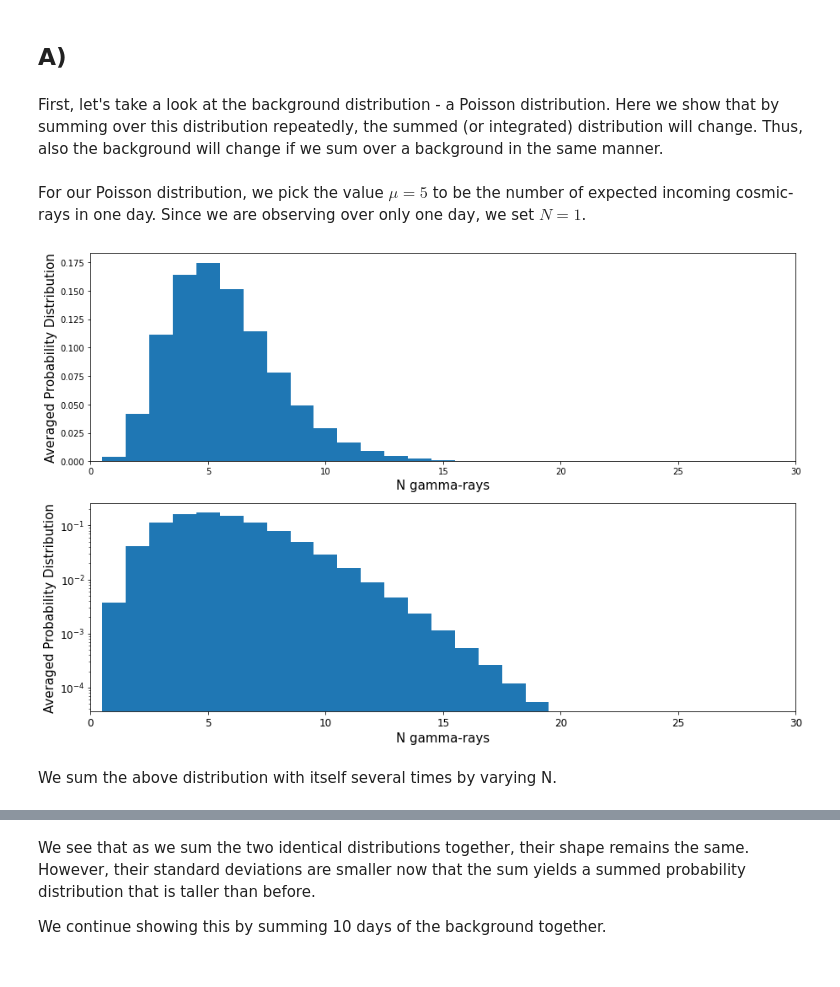
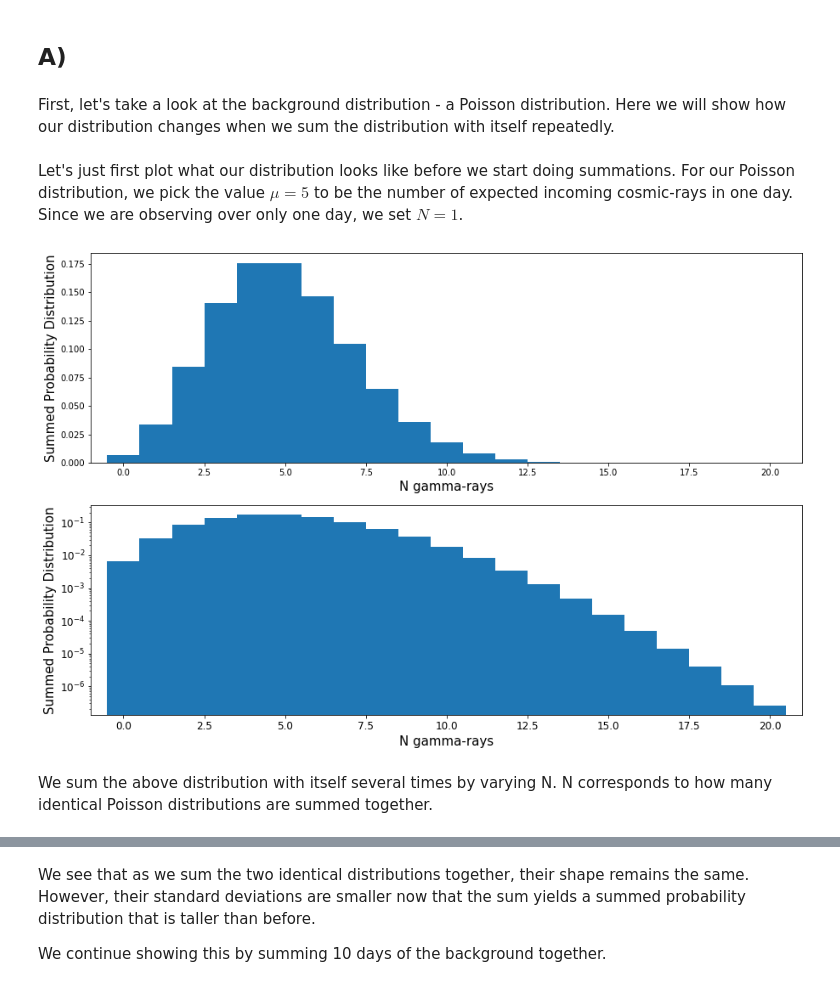
Before and after one commit to SOLHAUG13/Phys434_Autumn2021, a Jupyter notebook: Lab2/Lab2.ipynb, the cells around one changed output, grey strips where cells are left out. Drawn from its saved outputs; the diff is of its cells as text; code cells hidden in the pictures.

```diff
--- a/Lab2/Lab2.ipynb
+++ b/Lab2/Lab2.ipynb
@@ -30,43 +30,36 @@ In this problem, we will imagine that we are observing gamma-ray sources with a
 # %% [markdown]
 ## A)
 # %% [markdown]
-First, let's take a look at the background distribution - a Poisson distribution. Here we show that by summing over this distribution repeatedly, the summed (or integrated) distribution will change. Thus, also the background will change if we sum over a background in the same manner.
+First, let's take a look at the background distribution - a Poisson distribution. Here we will show how our distribution changes when we sum the distribution with itself repeatedly.
 # %% [markdown]
-For our Poisson distribution, we pick the value $\mu = 5$ to be the number of expected incoming cosmic-rays in one day. Since we are observing over only one day, we set $N = 1$.
+Let's just first plot what our distribution looks like before we start doing summations. For our Poisson distribution, we pick the value $\mu = 5$ to be the number of expected incoming cosmic-rays in one day. Since we are observing over only one day, we set $N = 1$.
 # %%
 mu = 5
 # %%
 N = 1
 
-xlim1, xlim2 = 0, 20
-x = np.linspace(xlim1, xlim2, 20)
-poisson = stats.poisson.pmf(mu, x)
+xlim1, xlim2 = (0, 20)
+x = np.linspace(xlim1, xlim2, xlim2-xlim1+1)
+poisson = stats.poisson.pmf(x, mu)
 
-new_poisson = poisson
-if N != 1:
-    for i in range(0, N-1): # We have nine OTHER dice to convolve
-        new_poisson = signal.convolve(poisson, new_poisson)
-poisson = new_poisson
-
-bins = np.arange(N-1, len(poisson)+N)
+bins = np.arange(xlim1, len(poisson)+1)
 bins = bins - (bins[1]-bins[0])/2
-bins = bins/N # This is where we shrink the x-axis by dividing by N
 # %%
 fig, ax = plt.subplots(2, 1)
-left, right = (0, 30)
+left, right = (xlim1-1, xlim2+1)
 plt.tick_params(labelsize = lsize/2)
 ax[0].stairs(poisson, bins, fill=True)
 ax[0].set_xlim([left, right])
 ax[0].set_xlabel('N gamma-rays', fontsize = fsize/2)
-ax[0].set_ylabel('Averaged Probability Distribution', fontsize = fsize/2)
+ax[0].set_ylabel('Summed Probability Distribution', fontsize = fsize/2)
 ax[1].stairs(poisson, bins, fill=True)
 ax[1].set_xlabel('N gamma-rays', fontsize = fsize/2)
-ax[1].set_ylabel('Averaged Probability Distribution', fontsize = fsize/2)
+ax[1].set_ylabel('Summed Probability Distribution', fontsize = fsize/2)
 ax[1].set_xlim([left, right])
 # ax[1].set_ylim([1e-13, 1e0])
 ax[1].set_yscale('log')
 plt.show()
 # %% [output]
-[figure, old version]
+[figure, new version]
 # %% [markdown]
-We sum the above distribution with itself several times by varying N.
+We sum the above distribution with itself several times by varying N. N corresponds to how many identical Poisson distributions are summed together.
```
Also changed, not shown: parts of 64 cells of this notebook.
